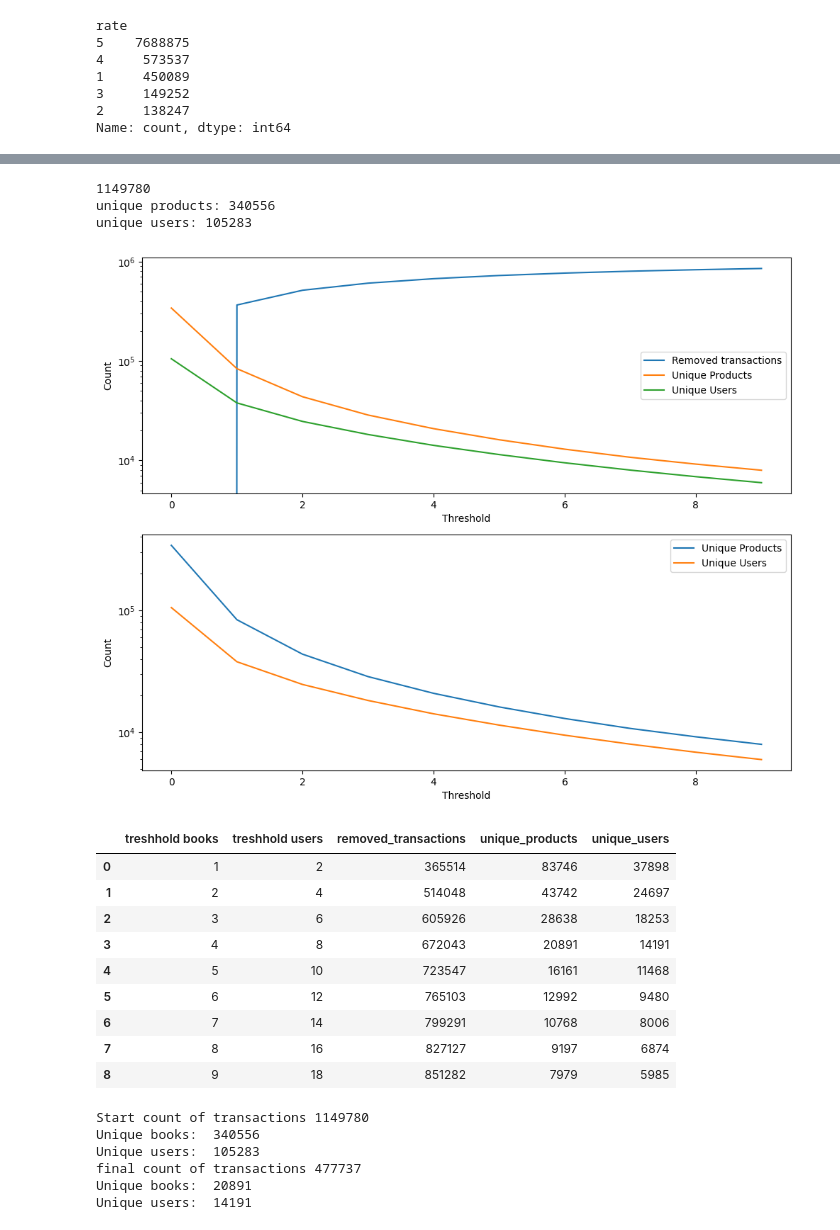
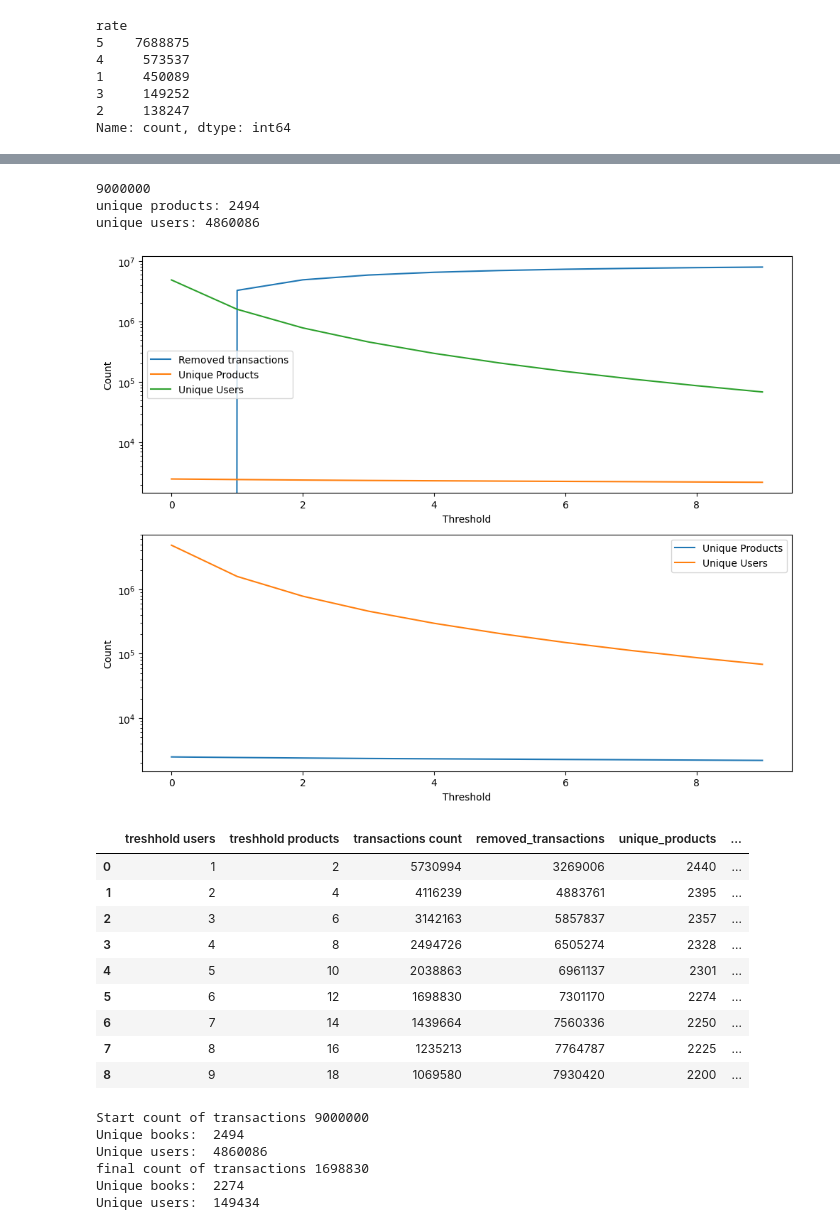
Before and after one commit to NeneWang/recommendation-systems-exploration, a Jupyter notebook: enhancement/standard_format_data_games.ipynb, the cells around one changed output, grey strips where cells are left out. Cells and saved outputs as stored; diff of their text form; code cells hidden in the pictures.

Commit message:
added book features

```diff
--- a/enhancement/standard_format_data_games.ipynb
+++ b/enhancement/standard_format_data_games.ipynb
@@ -57,7 +57,7 @@ Index(['app_id', 'title', 'date_release', 'win', 'mac', 'linux', 'rating',
 
 products_books = products_df_original.copy()
 # products_books['id'] = str(products_books["app_id"])
-products_books['id'] = products_books["app_id"].apply(lambda x: "g" + str(x))
+products_books['id'] = products_books["app_id"]
 products_books["product_title"] = products_books["title"]
 products_books["product_image"] = np.nan
 products_books["product_price"] = products_books["price_original"]
@@ -166,8 +166,9 @@ def convert_rate(row):
 
 transactions_products = ratings_df_original.copy()
 
-# random_id = np.random.randint(0, 100000, len(transactions_books))
-transactions_products["id"] = uuid.uuid4()
+# assign 1...n id to each transaction
+start = 1
+transactions_products["id"] = list(range(1, len(transactions_products) + 1))
 transactions_products["user_id"] = transactions_products["user_id"]
 transactions_products["product_id"] = transactions_products["app_id"]
 transactions_products["rate"] = transactions_products.apply(convert_rate, axis=1)
@@ -227,13 +263,13 @@ print('unique users:', len(transactions_products["user_id"].unique()))
 
 transactions = transactions_products
 # %% [output]
-1149780
-unique products: 340556
-unique users: 105283
+9000000
+unique products: 2494
+unique users: 4860086
 # %%
 # Lets keep it at 30 as a treshhold.
 
-def clean_with_treshhold(user_treshhold, product_treshold, original_transactions, products, save_as_append="", verbose=False):
+def clean_with_treshhold(user_treshhold, product_treshold, original_transactions, products, save_as_append="", verbose=False, users_df=None, products_df=None):
     """
     Iteratively removes transactions until user and product transactions meet the criteria.
     """
@@ -268,16 +304,17 @@ def clean_with_treshhold(user_treshhold, product_treshold, original_transactions
 
         # Create a new dataframe with products sorted by count
         sorted_products = product_counts.reset_index()
-        sorted_products.columns = ['product_id', 'count']
-        # print('sorted_products', sorted_products.columns)
-        # print('products_Data', products.columns)
+        sorted_products.columns = ['id', 'count']
         # Merge this with the original products dataframe to keep the order
-        products_books = pd.merge(sorted_products, products, left_on='product_id', right_on='id')
+        products_books = products.merge(sorted_products, on='id', how='left').sort_values(by='count', ascending=False)
         products_books.to_csv(f"../data/products{save_as_append}.csv", index=False)
 
-        transactions_books = transactions[transactions["product_id"].isin(products_books["id"])]
+        transactions_books = transactions.copy()
         transactions_books.to_csv(f"../data/transactions{save_as_append}.csv", index=False)
 
+        if users_df is not None:
+            users = users_df[users_df["id"].isin(transactions["user_id"].unique())]
+            users.to_csv(f"../data/users{save_as_append}.csv", index=False)
 
     return transactions
 # %%
@@ -297,7 +334,7 @@ for i in range(1, 10, 1):
     removed_transactions.append(len(transactions_products) - len(transactions))
     unique_books.append(len(transactions["product_id"].unique()))
     unique_products.append(len(transactions["user_id"].unique()))
-    array_counts.append({"treshhold books": i, "treshhold users": i*MULTIPLIER_BOOKS, "removed_transactions": len(transactions_products) - len(transactions), "unique_products": len(transactions["product_id"].unique()), "unique_users": len(transactions["user_id"].unique() )})
+    array_counts.append({"treshhold users": i, "treshhold products": i*MULTIPLIER_BOOKS, "transactions count": len(transactions), "removed_transactions": len(transactions_products) - len(transactions), "unique_products": len(transactions["product_id"].unique()), "unique_users": len(transactions["user_id"].unique() )})
 
 
 # Create subplots with 2 rows and 1 column
@@ -306,50 +343,50 @@ fig, (ax1, ax2) = plt.subplots(2, 1, figsize=(10, 8))
 # Plot the removed transactions, unique books, and unique users on the first subplot
 ax1.plot(removed_transactions)
 ax1.plot(unique_books)
 ax1.plot(unique_products)
 
 # Plot a closer look at unique books and unique users on the second subplot
 ax2.plot(unique_books)
 ax2.plot(unique_products)
 
 # Set labels and legend
 ax1.legend(["Removed transactions", "Unique Products", "Unique Users"])
 ax1.set_xlabel("Threshold")
 ax1.set_ylabel("Count")
 
 ax2.legend(["Unique Products", "Unique Users"])
 ax2.set_xlabel("Threshold")
 ax2.set_ylabel("Count")
 
 
 # Set y-axis to logarithmic scale
 ax1.set_yscale('log')
 ax2.set_yscale('log')
 
 plt.tight_layout()
 plt.show()
 
 # show dataframe.
 df_counts = pd.DataFrame(array_counts)
 df_counts.head(10)
 # %% [output]
-[figure, old version]
+[figure, new version]
-|  | treshhold books | treshhold users | removed_transactions | unique_products | unique_users |
-| 0 | 1 | 2 | 365514 | 83746 | 37898 |
-| 1 | 2 | 4 | 514048 | 43742 | 24697 |
-| 2 | 3 | 6 | 605926 | 28638 | 18253 |
-| 3 | 4 | 8 | 672043 | 20891 | 14191 |
-| 4 | 5 | 10 | 723547 | 16161 | 11468 |
-| 5 | 6 | 12 | 765103 | 12992 | 9480 |
-| 6 | 7 | 14 | 799291 | 10768 | 8006 |
-| 7 | 8 | 16 | 827127 | 9197 | 6874 |
-| 8 | 9 | 18 | 851282 | 7979 | 5985 |
+|  | treshhold users | treshhold products | transactions count | removed_transactions | unique_products | ... |
+| 0 | 1 | 2 | 5730994 | 3269006 | 2440 | ... |
+| 1 | 2 | 4 | 4116239 | 4883761 | 2395 | ... |
+| 2 | 3 | 6 | 3142163 | 5857837 | 2357 | ... |
+| 3 | 4 | 8 | 2494726 | 6505274 | 2328 | ... |
+| 4 | 5 | 10 | 2038863 | 6961137 | 2301 | ... |
+| 5 | 6 | 12 | 1698830 | 7301170 | 2274 | ... |
+| 6 | 7 | 14 | 1439664 | 7560336 | 2250 | ... |
+| 7 | 8 | 16 | 1235213 | 7764787 | 2225 | ... |
+| 8 | 9 | 18 | 1069580 | 7930420 | 2200 | ... |
 # %%
-transactions = clean_with_treshhold(4, 8, transactions_products, products_books, save_as_append="_books_v1", verbose=True)
+transactions = clean_with_treshhold(6, 12, transactions_products, products_books, save_as_append="_games_v1", verbose=True)
 # %% [output]
-Start count of transactions 1149780
-Unique books:  340556
-Unique users:  105283
-final count of transactions 477737
-Unique books:  20891
-Unique users:  14191
+Start count of transactions 9000000
+Unique books:  2494
+Unique users:  4860086
+final count of transactions 1698830
+Unique books:  2274
+Unique users:  149434
```
Also changed, not shown: parts of 5 cells of this notebook, 1 other file.
